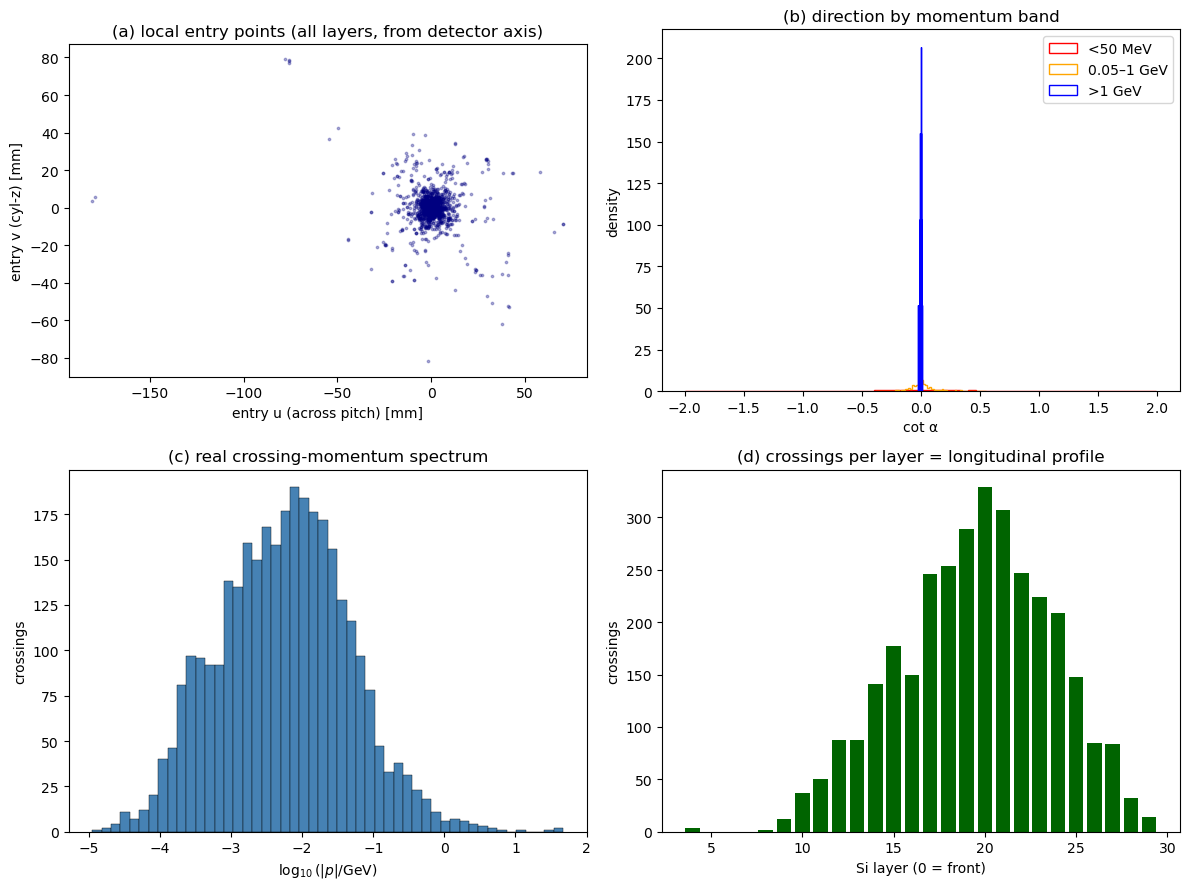
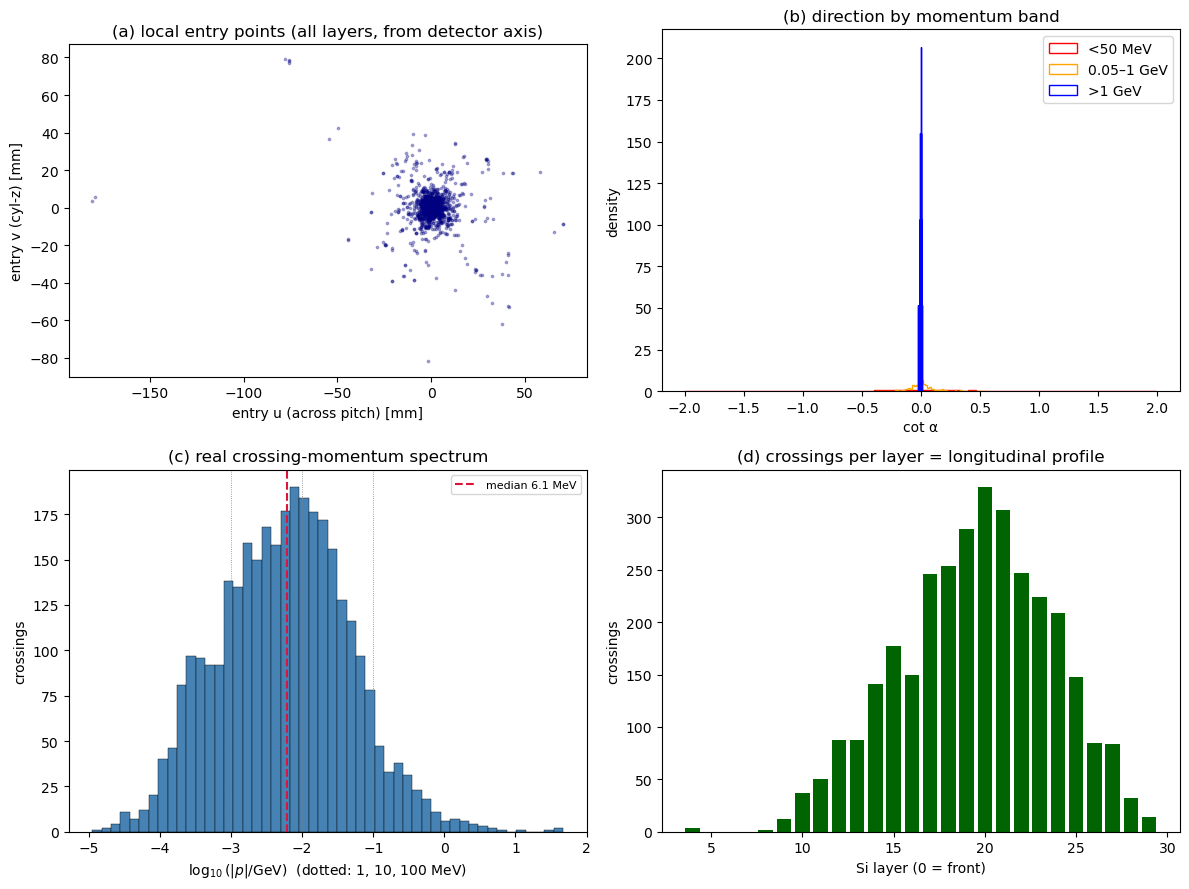
Code edit (unified diff) that turned the first committed figure into the second:
--- before
+++ after
@@ -12,5 +12,7 @@
 pp = p_GeV[p_GeV>0]
 ax[1,0].hist(np.log10(pp), bins=50, color='steelblue', edgecolor='k', lw=0.3)
-ax[1,0].set_xlabel(r'$\log_{10}(|p|/\mathrm{GeV})$'); ax[1,0].set_ylabel('crossings'); ax[1,0].set_title('(c) real crossing-momentum spectrum')
+ax[1,0].axvline(np.log10(np.median(pp)), color='crimson', ls='--', label=f'median {np.median(pp)*1e3:.1f} MeV')
+for mev in [1, 10, 100]: ax[1,0].axvline(np.log10(mev/1e3), color='gray', ls=':', lw=0.6)
+ax[1,0].set_xlabel(r'$\log_{10}(|p|/\mathrm{GeV})$  (dotted: 1, 10, 100 MeV)'); ax[1,0].set_ylabel('crossings'); ax[1,0].set_title('(c) real crossing-momentum spectrum'); ax[1,0].legend(fontsize=8)
 # (d) crossings per layer
 L = np.arange(layer.min(), layer.max()+1)

Commit: sync from pixelav-integration: reviewed nb05 + converter/extractor/handbook fixes